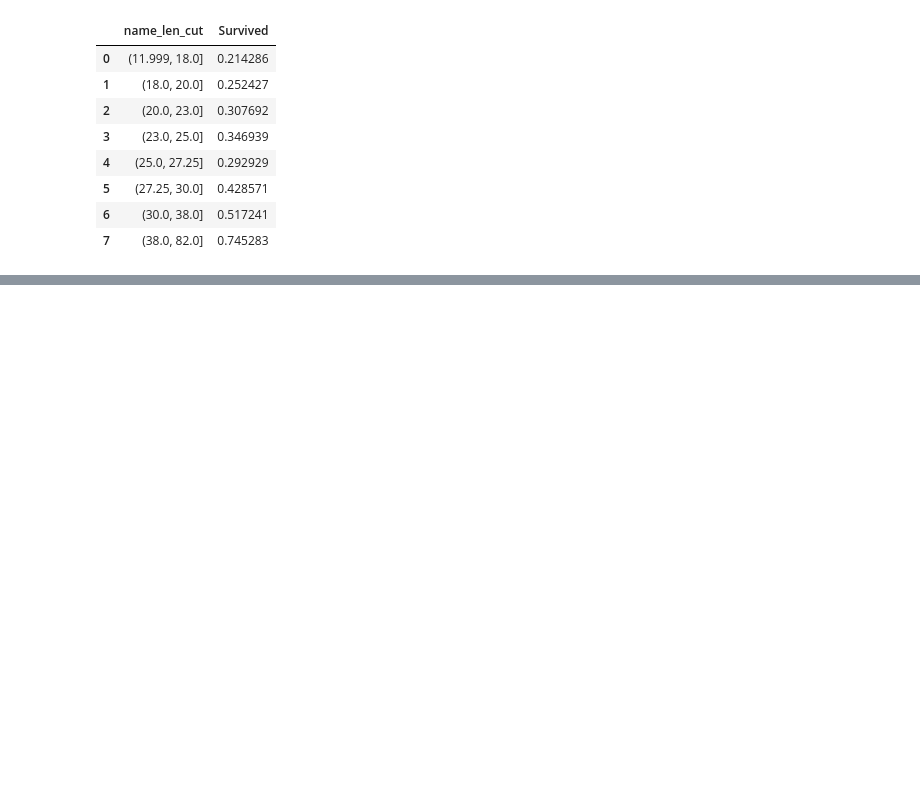
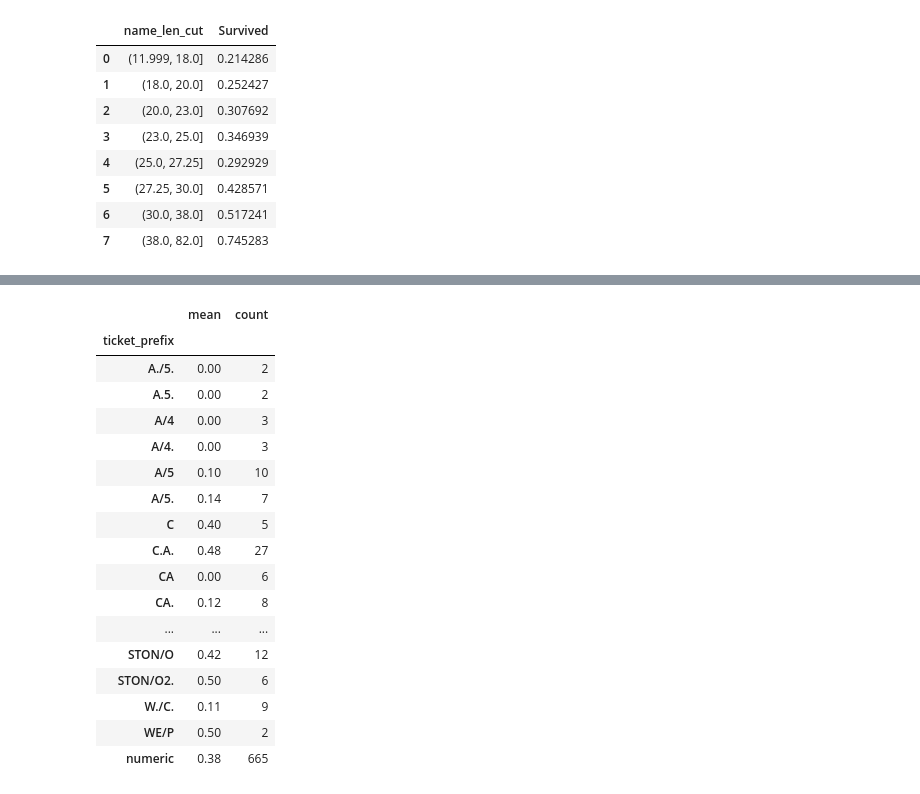
Before and after one commit to malkrola/Kaggle, a Jupyter notebook: kaggle/projects/titanic/read_data.ipynb, the cells around one changed output, grey strips where cells are left out. Drawn from its saved outputs; the diff is of its cells as text; code cells hidden in the pictures; blank space fills up the shorter version.

```diff
--- a/kaggle/projects/titanic/read_data.ipynb
+++ b/kaggle/projects/titanic/read_data.ipynb
@@ -249,5 +249,5 @@ def take_last(d):
     return result
 
 ticket_tmp['ticket_no']=ticket_tmp.apply(take_last, axis =1)
-train['ticket_no']=ticket_tmp['ticket_no'].astype(str).str[:2]
+train['ticket_no_prefix']=ticket_tmp['ticket_no'].astype(str).str[:1]
 # %%
@@ -256,0 +264,32 @@ TypeError: agg function failed [how->mean,dtype->object]
+# %%
+ticket_split_tmp=train['Ticket'].str.split(pat=' ', expand=True)
+
+def take_prefix(d):
+    if pd.isna(d[1]):
+        prefix='numeric'
+    else:
+        prefix=d[0]
+    return prefix
+ticket_split_tmp['ticket_prefix']=ticket_split_tmp.apply(take_prefix,axis=1)
+train['ticket_prefix']=ticket_split_tmp['ticket_prefix']
+
+train.groupby('ticket_prefix')['Survived'].agg(['mean', 'count']).sort_index().query('count>1').round(2)
+# %% [output]
+|  | mean | count |
+| ticket_prefix |  |  |
+| A./5. | 0.00 | 2 |
+| A.5. | 0.00 | 2 |
+| A/4 | 0.00 | 3 |
+| A/4. | 0.00 | 3 |
+| A/5 | 0.10 | 10 |
+| A/5. | 0.14 | 7 |
+| C | 0.40 | 5 |
+| C.A. | 0.48 | 27 |
+| CA | 0.00 | 6 |
+| CA. | 0.12 | 8 |
+| ... | ... | ... |
+| STON/O | 0.42 | 12 |
+| STON/O2. | 0.50 | 6 |
+| W./C. | 0.11 | 9 |
+| WE/P | 0.50 | 2 |
+| numeric | 0.38 | 665 |
```
Also changed, not shown: parts of 5 cells of this notebook.
